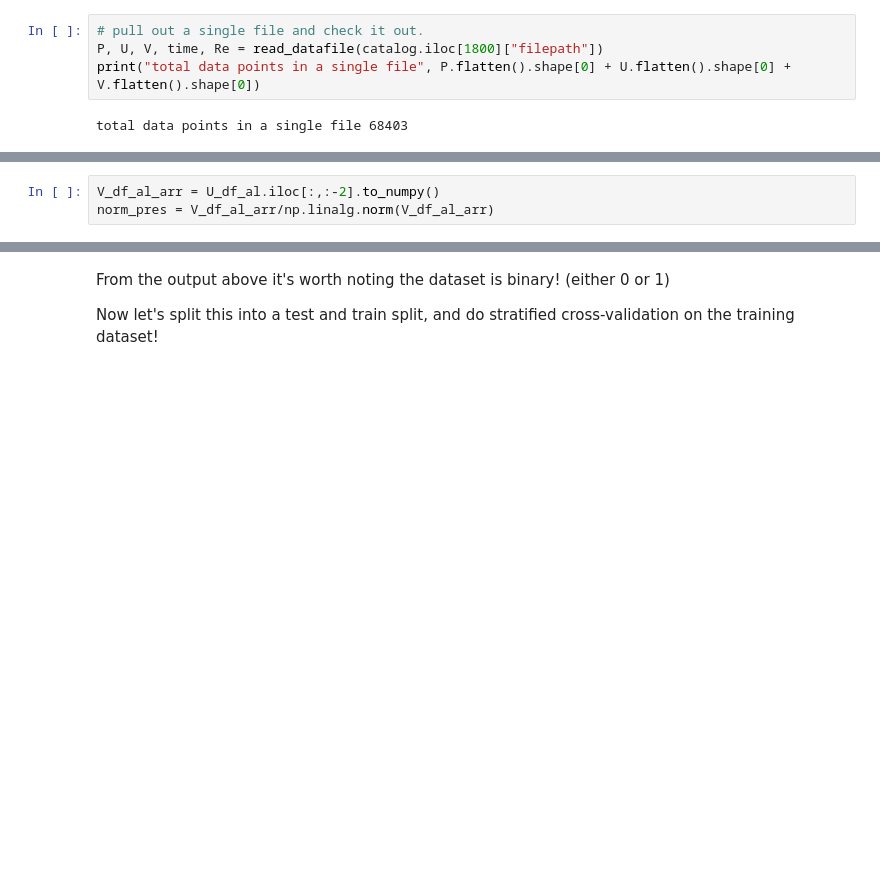
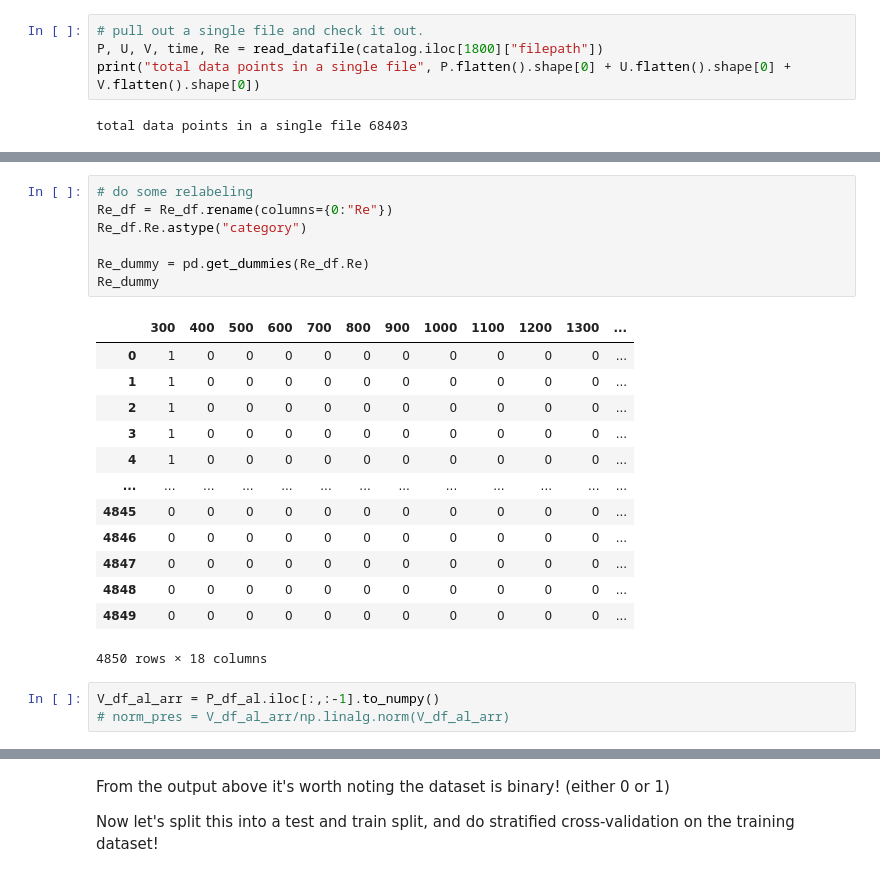
Before and after one commit to andrewbartels1/lid-driven-cavity-flow-PINN, a Jupyter notebook: notebooks/load_data.ipynb, the cells around one changed output, grey strips where cells are left out. Saved outputs shown, nothing was run; the diff lists cells and outputs as text; blank space fills up the shorter version.

```diff
--- a/notebooks/load_data.ipynb
+++ b/notebooks/load_data.ipynb
@@ -110,4 +112,25 @@ V_df_al.columns = [*V_df_al.columns[:-2], 'Time', 'Re']
+# %%
+# do some relabeling
+Re_df = Re_df.rename(columns={0:"Re"})
+Re_df.Re.astype("category")
+
+Re_dummy = pd.get_dummies(Re_df.Re)
+Re_dummy
+# %% [output]
+|  | 300 | 400 | 500 | 600 | 700 | 800 | 900 | 1000 | 1100 | 1200 | 1300 | ... |
+| 0 | 1 | 0 | 0 | 0 | 0 | 0 | 0 | 0 | 0 | 0 | 0 | ... |
+| 1 | 1 | 0 | 0 | 0 | 0 | 0 | 0 | 0 | 0 | 0 | 0 | ... |
+| 2 | 1 | 0 | 0 | 0 | 0 | 0 | 0 | 0 | 0 | 0 | 0 | ... |
+| 3 | 1 | 0 | 0 | 0 | 0 | 0 | 0 | 0 | 0 | 0 | 0 | ... |
+| 4 | 1 | 0 | 0 | 0 | 0 | 0 | 0 | 0 | 0 | 0 | 0 | ... |
+| ... | ... | ... | ... | ... | ... | ... | ... | ... | ... | ... | ... | ... |
+| 4845 | 0 | 0 | 0 | 0 | 0 | 0 | 0 | 0 | 0 | 0 | 0 | ... |
+| 4846 | 0 | 0 | 0 | 0 | 0 | 0 | 0 | 0 | 0 | 0 | 0 | ... |
+| 4847 | 0 | 0 | 0 | 0 | 0 | 0 | 0 | 0 | 0 | 0 | 0 | ... |
+| 4848 | 0 | 0 | 0 | 0 | 0 | 0 | 0 | 0 | 0 | 0 | 0 | ... |
+| 4849 | 0 | 0 | 0 | 0 | 0 | 0 | 0 | 0 | 0 | 0 | 0 | ... |
+4850 rows × 18 columns
 # %%
-V_df_al_arr = U_df_al.iloc[:,:-2].to_numpy()
-norm_pres = V_df_al_arr/np.linalg.norm(V_df_al_arr)
+V_df_al_arr = P_df_al.iloc[:,:-1].to_numpy()
+# norm_pres = V_df_al_arr/np.linalg.norm(V_df_al_arr)
 # %%
```
Also changed, not shown: parts of 29 cells of this notebook, 5 other files.
